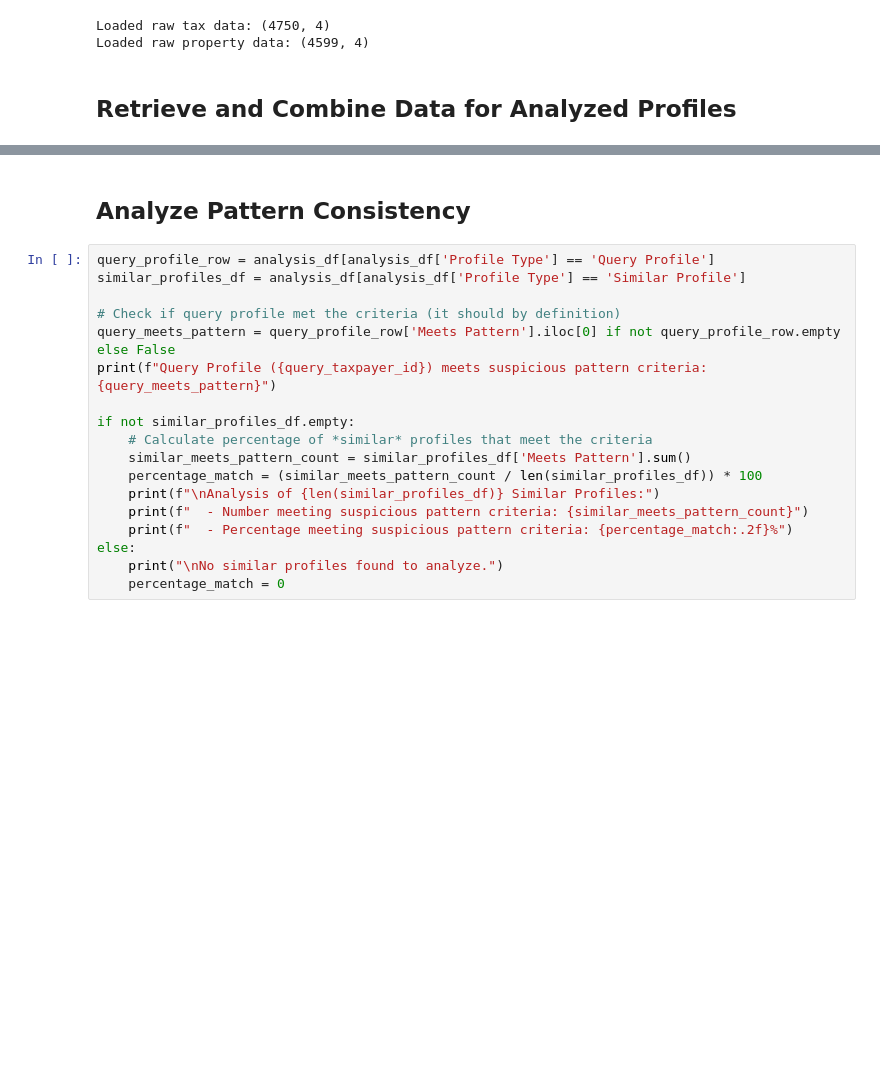
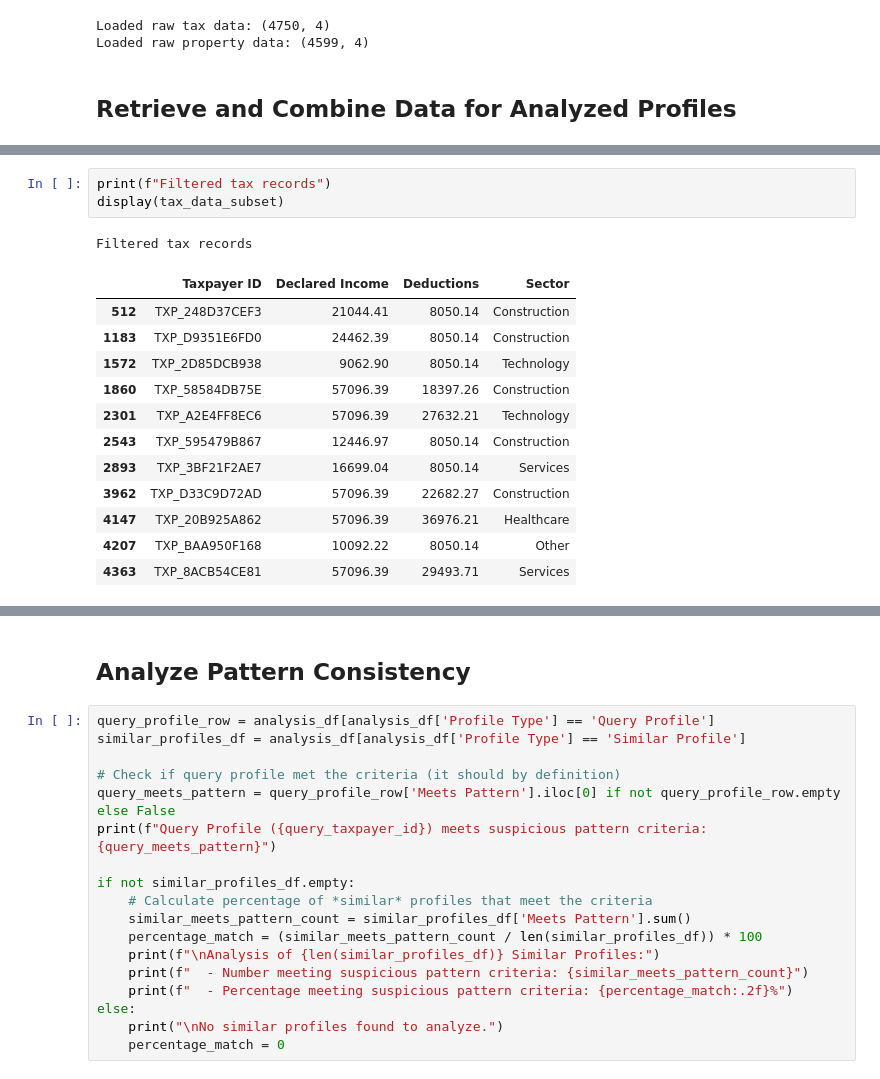
Before and after one commit to snowch/vast-docker-compose-examples, a Jupyter notebook: jupyter-pyspark/examples/vectorizing_tax_data/notebook_07.ipynb, the cells around one changed output, grey strips where cells are left out. Cells and saved outputs as stored; diff of their text form; blank space fills up the shorter version.

```diff
--- a/jupyter-pyspark/examples/vectorizing_tax_data/notebook_07.ipynb
+++ b/jupyter-pyspark/examples/vectorizing_tax_data/notebook_07.ipynb
@@ -144,0 +158,17 @@ Loaded raw property data: (4599, 4)
+# %%
+print(f"Filtered tax records")
+display(tax_data_subset)
+# %% [output]
+Filtered tax records
+|  | Taxpayer ID | Declared Income | Deductions | Sector |
+| 512 | TXP_248D37CEF3 | 21044.41 | 8050.14 | Construction |
+| 1183 | TXP_D9351E6FD0 | 24462.39 | 8050.14 | Construction |
+| 1572 | TXP_2D85DCB938 | 9062.90 | 8050.14 | Technology |
+| 1860 | TXP_58584DB75E | 57096.39 | 18397.26 | Construction |
+| 2301 | TXP_A2E4FF8EC6 | 57096.39 | 27632.21 | Technology |
+| 2543 | TXP_595479B867 | 12446.97 | 8050.14 | Construction |
+| 2893 | TXP_3BF21F2AE7 | 16699.04 | 8050.14 | Services |
+| 3962 | TXP_D33C9D72AD | 57096.39 | 22682.27 | Construction |
+| 4147 | TXP_20B925A862 | 57096.39 | 36976.21 | Healthcare |
+| 4207 | TXP_BAA950F168 | 10092.22 | 8050.14 | Other |
+| 4363 | TXP_8ACB54CE81 | 57096.39 | 29493.71 | Services |
```
Also changed, not shown: parts of 6 cells of this notebook.
